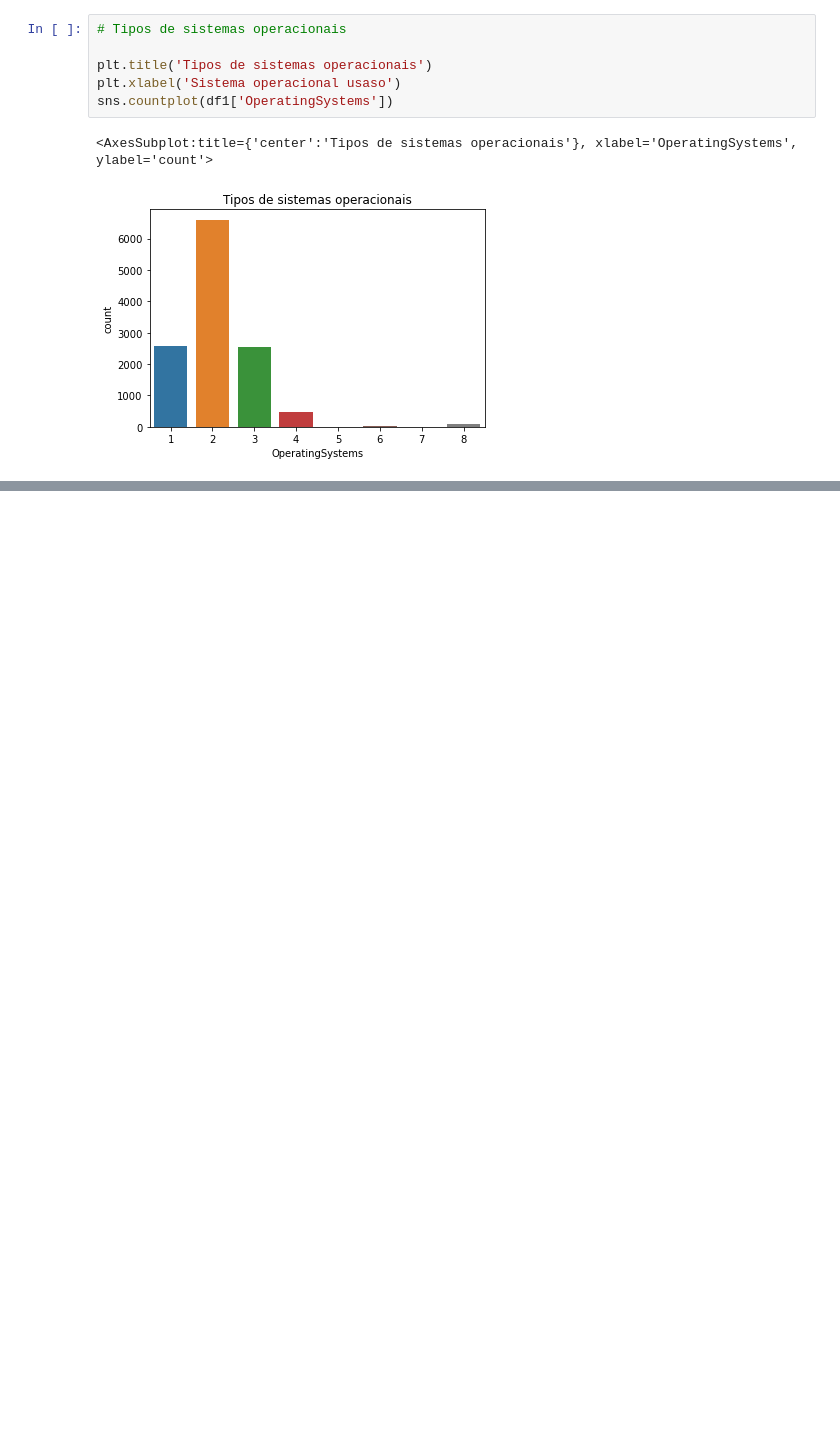
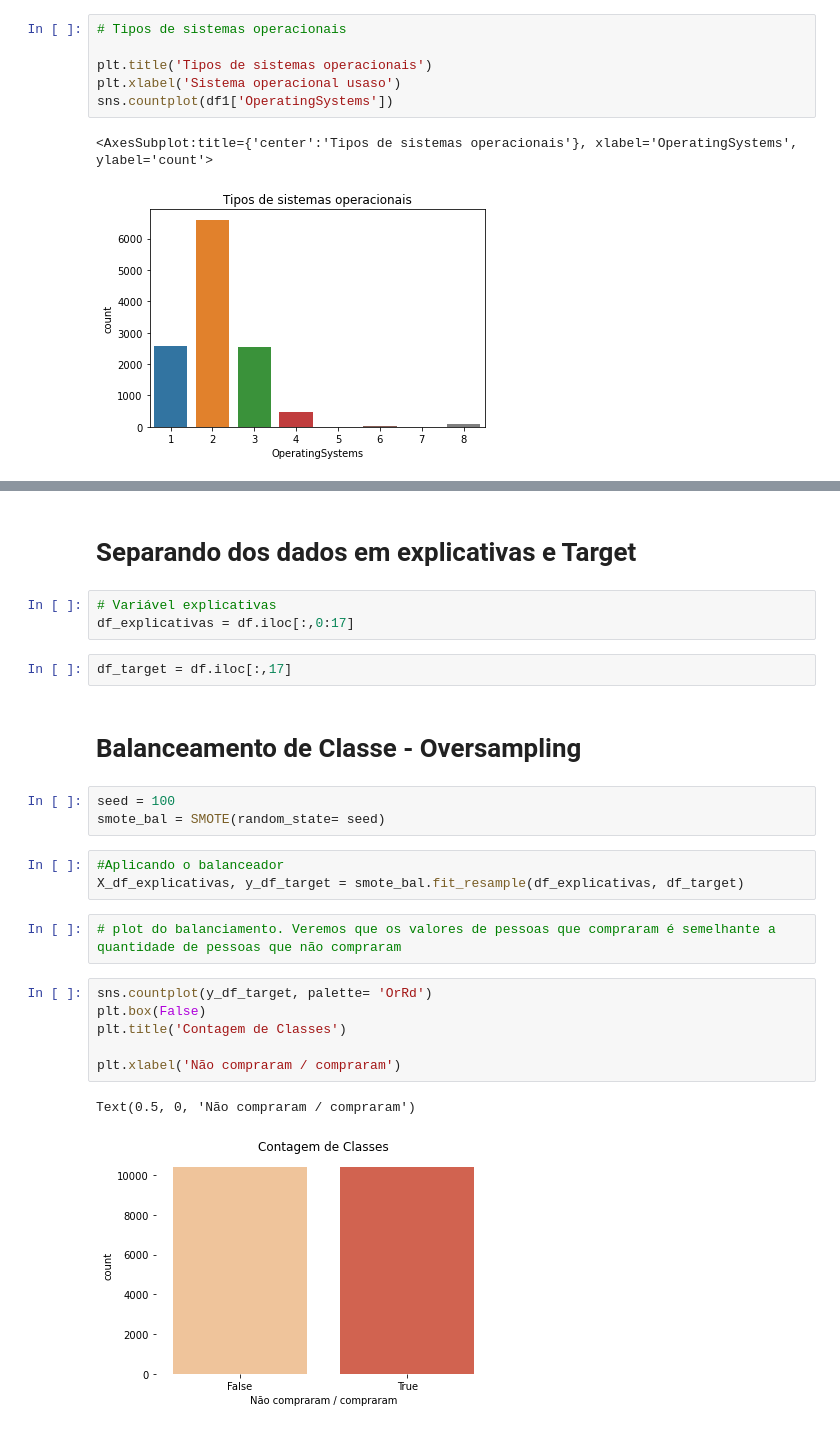
Before and after one commit to diogofergom/SupportVectorMachine_SVM, a Jupyter notebook: PrecisaoDeCompraComSVM.ipynb, the cells around one changed output, grey strips where cells are left out. Cells and saved outputs as stored; diff of their text form; blank space fills up the shorter version.

```diff
--- a/PrecisaoDeCompraComSVM.ipynb
+++ b/PrecisaoDeCompraComSVM.ipynb
@@ -255,0 +327,26 @@ pd.crosstab(df1['TrafficType'], df1['Revenue']).plot(kind='bar', stacked=True, f
+# %% [markdown]
+# Separando dos dados em explicativas e Target
+# %%
+# Variável explicativas
+df_explicativas = df.iloc[:,0:17]
+# %%
+df_target = df.iloc[:,17]
+# %% [markdown]
+# Balanceamento de Classe - Oversampling
+# %%
+seed = 100
+smote_bal = SMOTE(random_state= seed)
+# %%
+#Aplicando o balanceador
+X_df_explicativas, y_df_target = smote_bal.fit_resample(df_explicativas, df_target)
+# %%
+# plot do balanciamento. Veremos que os valores de pessoas que compraram é semelhante a quantidade de pessoas que não compraram
+# %%
+sns.countplot(y_df_target, palette= 'OrRd')
+plt.box(False)
+plt.title('Contagem de Classes')
+
+plt.xlabel('Não compraram / compraram')
+# %% [output]
+Text(0.5, 0, 'Não compraram / compraram')
+[figure, added]
```
Also changed, not shown: parts of 25 cells of this notebook.
